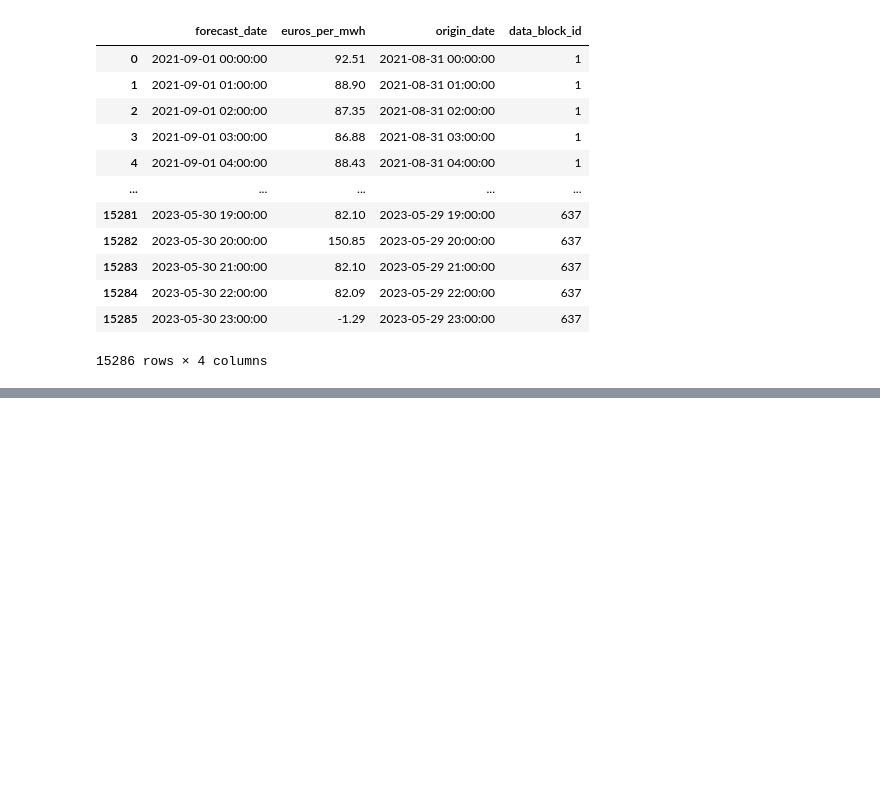
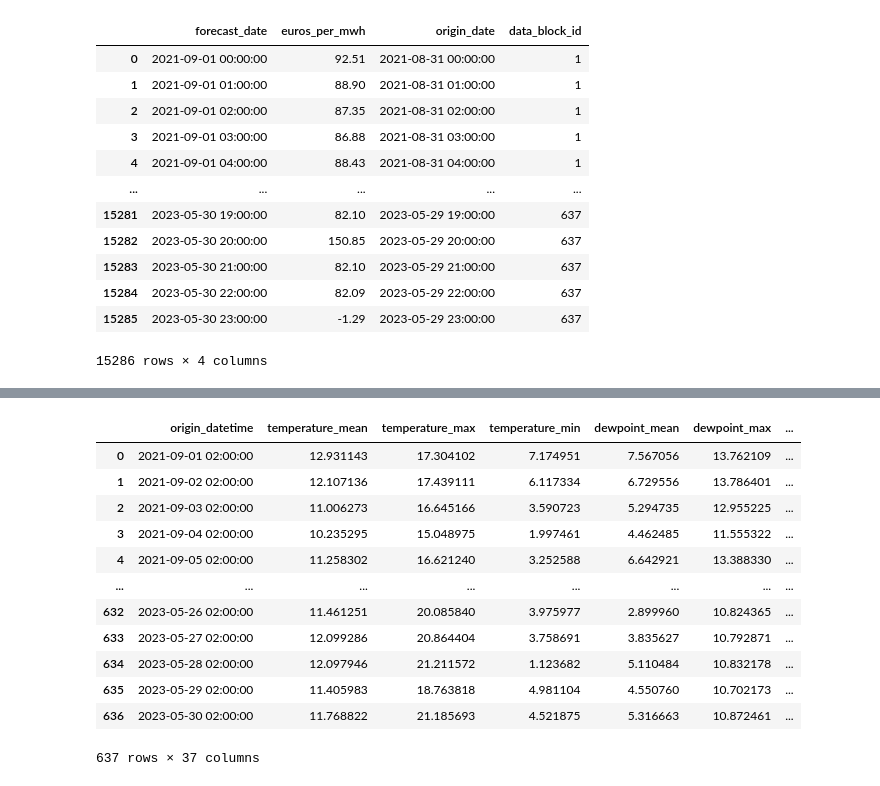
Before and after one commit to Valdins/QuantAlgoSystem, a Jupyter notebook: src/notebooks/intraday_analysis.ipynb, the cells around one changed output, grey strips where cells are left out. Drawn from its saved outputs; the diff is of its cells as text; code cells hidden in the pictures; blank space fills up the shorter version.

```diff
--- a/src/notebooks/intraday_analysis.ipynb
+++ b/src/notebooks/intraday_analysis.ipynb
@@ -24,0 +53,33 @@ electricity_data
+# %%
+weather_aggregated = weather_data.groupby('origin_datetime').agg({
+    'temperature': ['mean', 'max', 'min'],
+    'dewpoint': ['mean', 'max', 'min'],
+    'cloudcover_high': ['mean', 'max', 'min'],
+    'cloudcover_low': ['mean', 'max', 'min'],
+    'cloudcover_mid': ['mean', 'max', 'min'],
+    'cloudcover_total': ['mean', 'max', 'min'],
+    '10_metre_u_wind_component': ['mean', 'max', 'min'],
+    '10_metre_v_wind_component': ['mean', 'max', 'min'],
+    'direct_solar_radiation': ['mean', 'max', 'min'],
+    'surface_solar_radiation_downwards': ['mean', 'max', 'min'],
+    'snowfall': ['mean', 'max', 'min'],
+    'total_precipitation': ['mean', 'max', 'min'],
+}).reset_index()
+
+weather_aggregated.columns = ['_'.join(col) if col[1] else col[0] for col in weather_aggregated.columns]
+
+weather_aggregated
+# %% [output]
+|  | origin_datetime | temperature_mean | temperature_max | temperature_min | dewpoint_mean | dewpoint_max | ... |
+| 0 | 2021-09-01 02:00:00 | 12.931143 | 17.304102 | 7.174951 | 7.567056 | 13.762109 | ... |
+| 1 | 2021-09-02 02:00:00 | 12.107136 | 17.439111 | 6.117334 | 6.729556 | 13.786401 | ... |
+| 2 | 2021-09-03 02:00:00 | 11.006273 | 16.645166 | 3.590723 | 5.294735 | 12.955225 | ... |
+| 3 | 2021-09-04 02:00:00 | 10.235295 | 15.048975 | 1.997461 | 4.462485 | 11.555322 | ... |
+| 4 | 2021-09-05 02:00:00 | 11.258302 | 16.621240 | 3.252588 | 6.642921 | 13.388330 | ... |
+| ... | ... | ... | ... | ... | ... | ... | ... |
+| 632 | 2023-05-26 02:00:00 | 11.461251 | 20.085840 | 3.975977 | 2.899960 | 10.824365 | ... |
+| 633 | 2023-05-27 02:00:00 | 12.099286 | 20.864404 | 3.758691 | 3.835627 | 10.792871 | ... |
+| 634 | 2023-05-28 02:00:00 | 12.097946 | 21.211572 | 1.123682 | 5.110484 | 10.832178 | ... |
+| 635 | 2023-05-29 02:00:00 | 11.405983 | 18.763818 | 4.981104 | 4.550760 | 10.702173 | ... |
+| 636 | 2023-05-30 02:00:00 | 11.768822 | 21.185693 | 4.521875 | 5.316663 | 10.872461 | ... |
+637 rows × 37 columns
```
Also changed, not shown: parts of 16 cells of this notebook.
